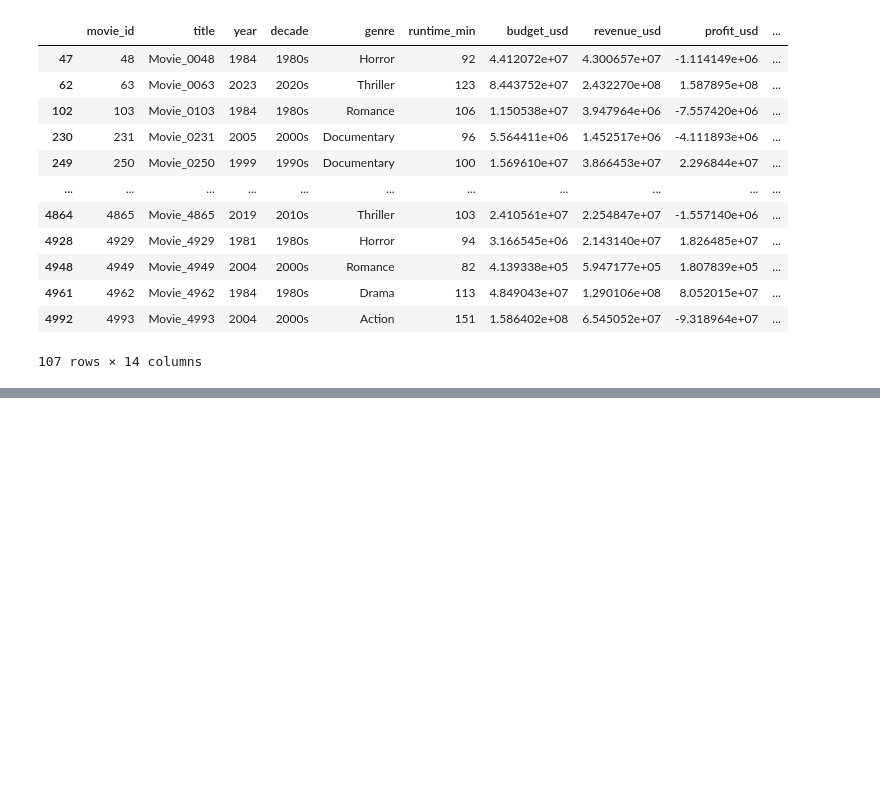
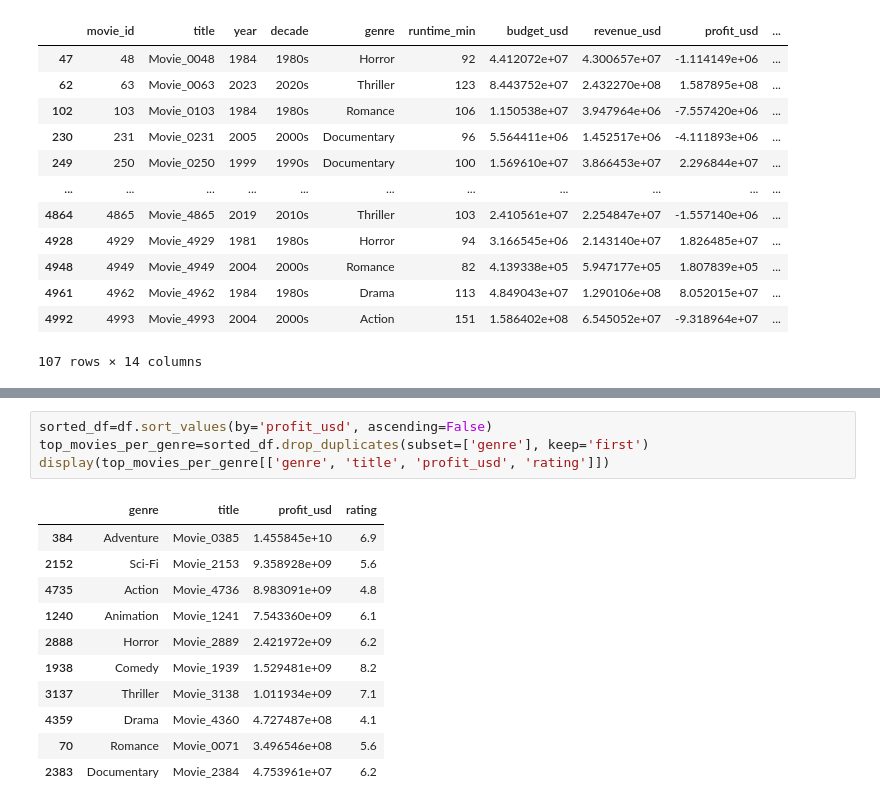
Before and after one commit to hatima-data/Movie, a Jupyter notebook: movie.ipynb, the cells around one changed output, grey strips where cells are left out. Drawn from its saved outputs; the diff is of its cells as text; blank space fills up the shorter version.

```diff
--- a/movie.ipynb
+++ b/movie.ipynb
@@ -199,0 +231,16 @@ df[df['rating']>9.0]
+# %%
+sorted_df=df.sort_values(by='profit_usd', ascending=False)
+top_movies_per_genre=sorted_df.drop_duplicates(subset=['genre'], keep='first')
+display(top_movies_per_genre[['genre', 'title', 'profit_usd', 'rating']])
+# %% [output]
+|  | genre | title | profit_usd | rating |
+| 384 | Adventure | Movie_0385 | 1.455845e+10 | 6.9 |
+| 2152 | Sci-Fi | Movie_2153 | 9.358928e+09 | 5.6 |
+| 4735 | Action | Movie_4736 | 8.983091e+09 | 4.8 |
+| 1240 | Animation | Movie_1241 | 7.543360e+09 | 6.1 |
+| 2888 | Horror | Movie_2889 | 2.421972e+09 | 6.2 |
+| 1938 | Comedy | Movie_1939 | 1.529481e+09 | 8.2 |
+| 3137 | Thriller | Movie_3138 | 1.011934e+09 | 7.1 |
+| 4359 | Drama | Movie_4360 | 4.727487e+08 | 4.1 |
+| 70 | Romance | Movie_0071 | 3.496546e+08 | 5.6 |
+| 2383 | Documentary | Movie_2384 | 4.753961e+07 | 6.2 |
```
Also changed, not shown: parts of 3 cells of this notebook.
